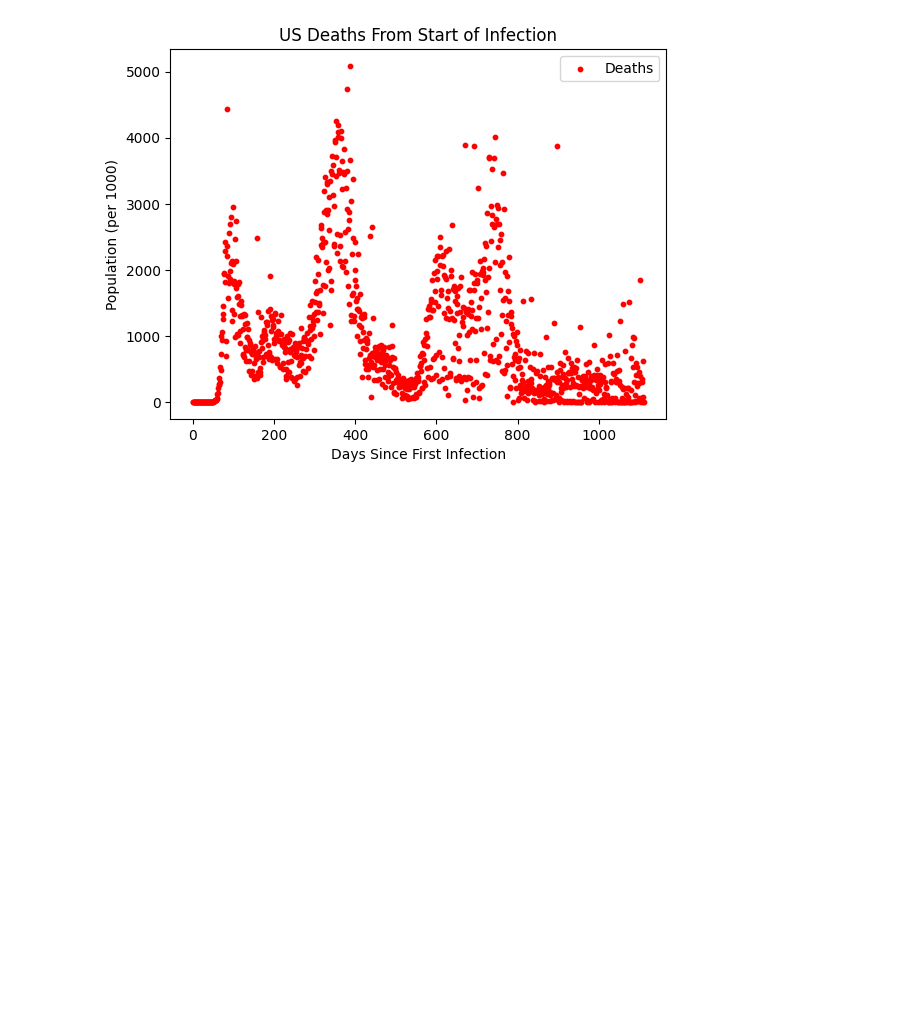
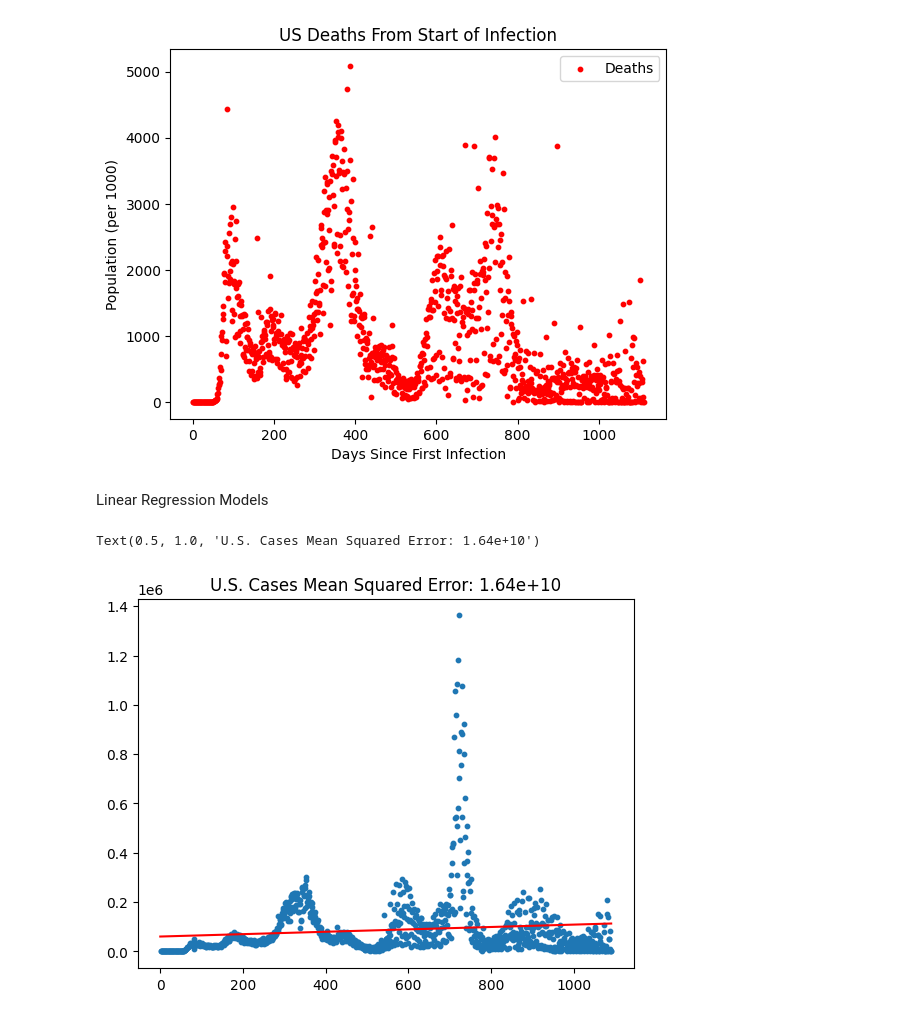
Before and after one commit to ssjung1/csc405-group-project, a Jupyter notebook: Project/src/team/Stage 4/Stage 4 Group.ipynb, the cells around one changed output. Drawn from its saved outputs; the diff is of its cells as text; code cells hidden in the pictures; blank space fills up the shorter version.

```diff
--- a/Project/src/team/Stage 4/Stage 4 Group.ipynb
+++ b/Project/src/team/Stage 4/Stage 4 Group.ipynb
@@ -94,6 +95,11 @@ for i in range(len(NewUS_Deaths)):
     i += 1
     day_data = i
     death_data.append(day_data)
+
+NewUS_Cases = np.array(NewUS_Cases)
+NewUS_Deaths = np.array(NewUS_Deaths)
+case_data = np.array(case_data)
+death_data = np.array(death_data)
 
 plt.scatter(case_data, NewUS_Cases, label='Cases', s = 10)
 plt.legend()
@@ -111,3 +117,19 @@ plt.show()
 # %% [output]
 [figure]
 [figure]
+# %% [markdown]
+Linear Regression Models
+# %%
+xCases = case_data.reshape((-1, 1))
+yCases = NewUS_Cases
+
+model = LinearRegression().fit(xCases, yCases)
+y_pred = model.predict(xCases)
+x_test = np.linspace(0, 1091, 1091)[:, None]
+
+plt.scatter(xCases.ravel(), yCases, s = 10)
+plt.plot(x_test.ravel(), y_pred, c ="red")
+plt.title("U.S. Cases Mean Squared Error: {0:.3g}".format(mean_squared_error(model.predict(xCases), yCases)))
+# %% [output]
+Text(0.5, 1.0, 'U.S. Cases Mean Squared Error: 1.64e+10')
+[figure, added]
```
Also changed, not shown: parts of 3 cells of this notebook.
